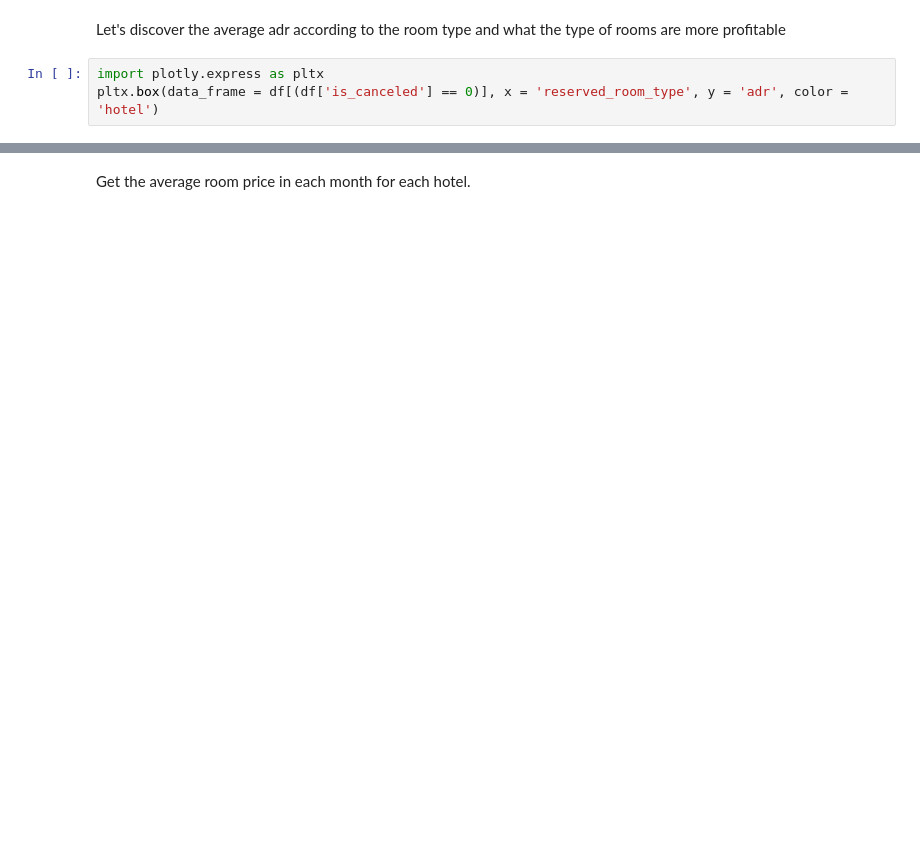
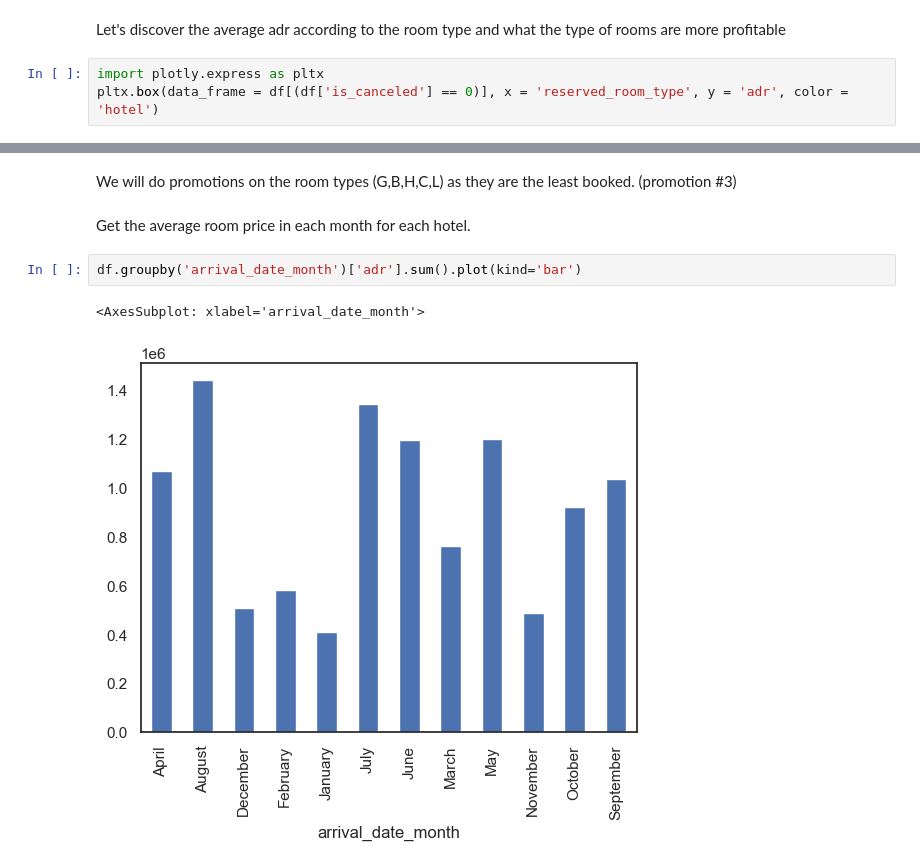
Before and after one commit to ssary/hotel-booking-predictions, a Jupyter notebook: BIG DATA project.ipynb, the cells around one changed output, grey strips where cells are left out. Saved outputs shown, nothing was run; the diff lists cells and outputs as text; blank space fills up the shorter version.

```diff
--- a/BIG DATA project.ipynb
+++ b/BIG DATA project.ipynb
@@ -375,4 +429,11 @@ Room of type H,L in Renaissance and H,F in JW Marriott are the highest in ADR.
+# %% [markdown]
+We will do promotions on the room types (G,B,H,C,L) as they are the least booked. (promotion #3)
 # %% [markdown]
 Get the average room price in each month for each hotel.
+# %%
+df.groupby('arrival_date_month')['adr'].sum().plot(kind='bar')
+# %% [output]
+<AxesSubplot: xlabel='arrival_date_month'>
+[figure, added]
 # %%
 command = '''
```
Also changed, not shown: parts of 42 cells of this notebook.
